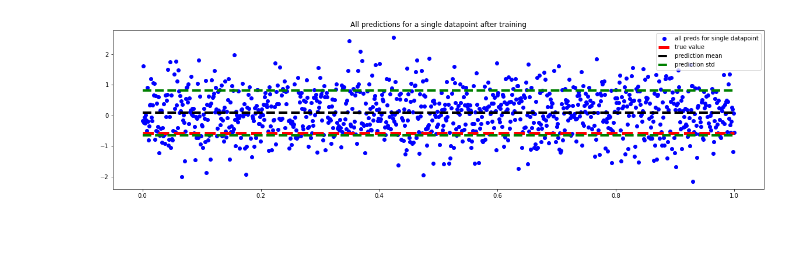
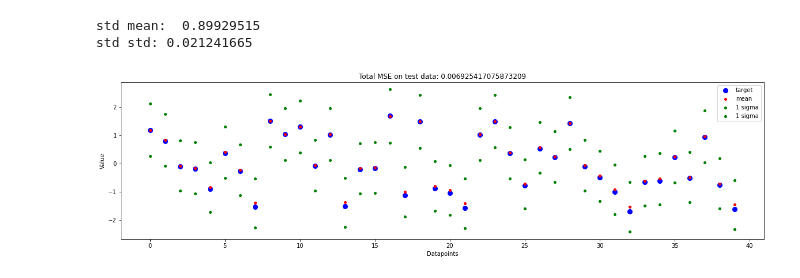
Before and after one commit to Haakooto/CS282_final_project, a Jupyter notebook: CloneClown/TheClownKing.ipynb, the cells around one changed output. Drawn from its saved outputs; the diff is of its cells as text; code cells hidden in the pictures; blank space fills up the shorter version.

```diff
--- a/CloneClown/TheClownKing.ipynb
+++ b/CloneClown/TheClownKing.ipynb
@@ -113,5 +116,11 @@ fet = FC(features=7, classes=1, hiddens=[20, 20], nonlin="ReLU")
 foptimizer = torch.optim.AdamW(fet.parameters(), lr=0.001)
 # %%
 train_model(model=net, optimer=optimizer, train=train_loader, device=device, epochs=10)
+# %%
+plot_model_pred(net, Y_test, X_test, enums=1000, single=False)
+# %% [output]
+std mean:  0.89929515
+std std: 0.021241665
+[figure, added]
 # %%
 train_model_freq(model=fet, optimer=foptimizer, train=train_loader, device=device, epochs=10)
@@ -123,7 +127,3 @@ train_model_freq(model=fet, optimer=foptimizer, train=train_loader, device=devic
-# %%
-plot_model_pred(net, Y_test, X_test, enums=1000, single=True)
-# %% [output]
-[figure, removed]
 # %%
 plot_model_pred_freq(fet, Y_test, X_test)
 # %% [output]
```
Also changed, not shown: parts of 5 cells of this notebook.
